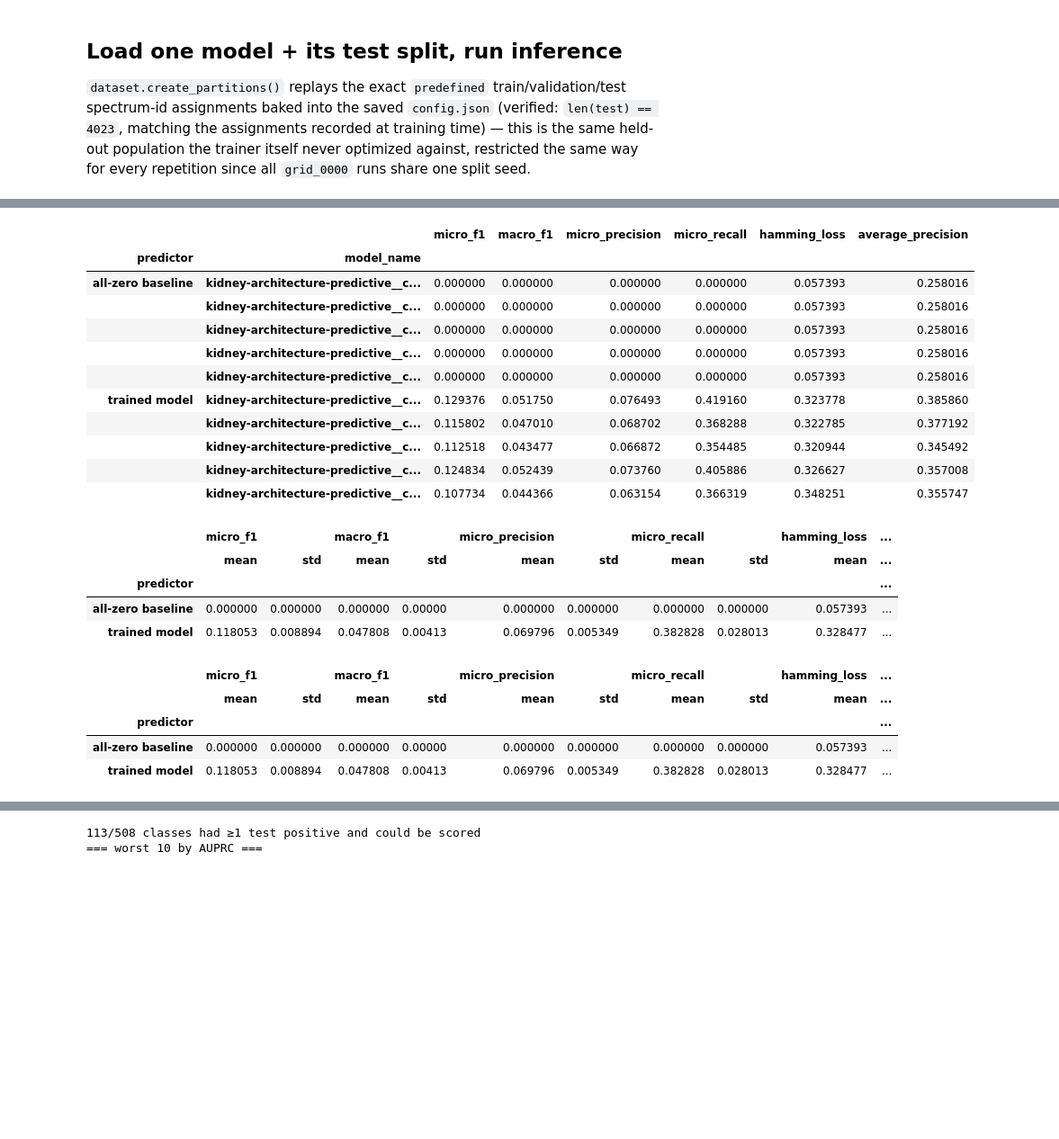
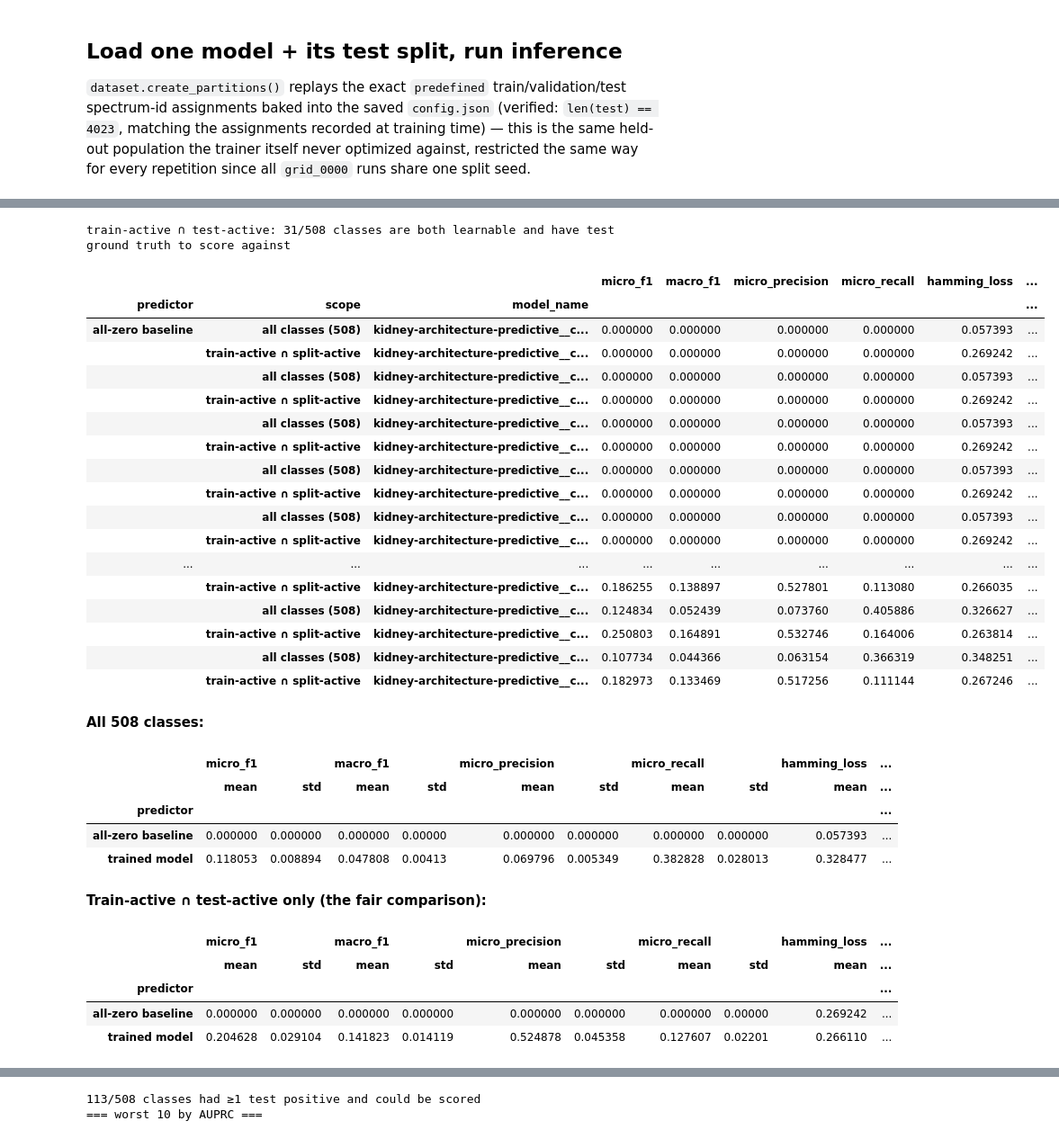
Before and after one commit to maxi7524/MSIAutoEncoderWrapper, a Jupyter notebook: assets/experiments/08_26/23_08_26_architecture_predictive/notebooks/part_2_prediction_metrics_bce.ipynb, the cells around one changed output, grey strips where cells are left out. Shown at 90% size. Drawn from its saved outputs; the diff is of its cells as text; code cells hidden in the pictures; blank space fills up the shorter version.

```diff
--- a/assets/experiments/08_26/23_08_26_architecture_predictive/notebooks/part_2_prediction_metrics_bce.ipynb
+++ b/assets/experiments/08_26/23_08_26_architecture_predictive/notebooks/part_2_prediction_metrics_bce.ipynb
@@ -351,39 +580,58 @@ here, not accuracy-shaped ones.
 # %%
 def zero_baseline_logits(shape: tuple[int, int]) -> np.ndarray:
     return np.full(shape, -30.0, dtype=np.float32)  # sigmoid(-30) ~ 9e-14, avoids exp() overflow warning
 
 
+test_positive_count_per_class = (results[MODEL_NAMES[0]]["targets"] * results[MODEL_NAMES[0]]["mask"]).sum(axis=0)
+test_active_class_mask = test_positive_count_per_class > 0
+test_fair_mask = train_active_class_mask & test_active_class_mask
+print(
+    f"train-active ∩ test-active: {int(test_fair_mask.sum())}/{test_fair_mask.shape[0]} classes are both "
+    "learnable and have test ground truth to score against"
+)
+
 baseline_rows = []
 model_rows = []
 for model_name, result in results.items():
-    baseline_metrics = evaluate_head(
-        zero_baseline_logits(result["logits"].shape), result["targets"], "multi_label", result["mask"], THRESHOLD
-    )
-    model_metrics = evaluate_head(
-        result["logits"], result["targets"], "multi_label", result["mask"], THRESHOLD
-    )
-    baseline_rows.append({"model_name": model_name, **baseline_metrics})
-    model_rows.append({"model_name": model_name, **model_metrics})
+    for scope_name, class_selector in ((ALL_CLASSES_SCOPE, slice(None)), (TRAIN_ACTIVE_SCOPE, test_fair_mask)):
+        scoped_logits = result["logits"][:, class_selector]
+        scoped_targets = result["targets"][:, class_selector]
+        scoped_mask = result["mask"][:, class_selector]
+        baseline_metrics = evaluate_head(
+            zero_baseline_logits(scoped_logits.shape), scoped_targets, "multi_label", scoped_mask, THRESHOLD
+        )
+        model_metrics = evaluate_head(scoped_logits, scoped_targets, "multi_label", scoped_mask, THRESHOLD)
+        baseline_rows.append({"model_name": model_name, "scope": scope_name, **baseline_metrics})
+        model_rows.append({"model_name": model_name, "scope": scope_name, **model_metrics})
 
 comparison = pd.concat(
     [
         pd.DataFrame(baseline_rows).assign(predictor="all-zero baseline"),
         pd.DataFrame(model_rows).assign(predictor="trained model"),
     ],
     ignore_index=True,
-).set_index(["predictor", "model_name"])
+).set_index(["predictor", "scope", "model_name"])
 comparison
 # %% [output]
+train-active ∩ test-active: 31/508 classes are both learnable and have test ground truth to score against
-|  |  | micro_f1 | macro_f1 | micro_precision | micro_recall | hamming_loss | average_precision |
-| predictor | model_name |  |  |  |  |  |  |
-| all-zero baseline | kidney-architecture-predictive__c... | 0.000000 | 0.000000 | 0.000000 | 0.000000 | 0.057393 | 0.258016 |
-|  | kidney-architecture-predictive__c... | 0.000000 | 0.000000 | 0.000000 | 0.000000 | 0.057393 | 0.258016 |
-|  | kidney-architecture-predictive__c... | 0.000000 | 0.000000 | 0.000000 | 0.000000 | 0.057393 | 0.258016 |
-|  | kidney-architecture-predictive__c... | 0.000000 | 0.000000 | 0.000000 | 0.000000 | 0.057393 | 0.258016 |
-|  | kidney-architecture-predictive__c... | 0.000000 | 0.000000 | 0.000000 | 0.000000 | 0.057393 | 0.258016 |
-| trained model | kidney-architecture-predictive__c... | 0.129376 | 0.051750 | 0.076493 | 0.419160 | 0.323778 | 0.385860 |
-|  | kidney-architecture-predictive__c... | 0.115802 | 0.047010 | 0.068702 | 0.368288 | 0.322785 | 0.377192 |
-|  | kidney-architecture-predictive__c... | 0.112518 | 0.043477 | 0.066872 | 0.354485 | 0.320944 | 0.345492 |
-|  | kidney-architecture-predictive__c... | 0.124834 | 0.052439 | 0.073760 | 0.405886 | 0.326627 | 0.357008 |
-|  | kidney-architecture-predictive__c... | 0.107734 | 0.044366 | 0.063154 | 0.366319 | 0.348251 | 0.355747 |
+|  |  |  | micro_f1 | macro_f1 | micro_precision | micro_recall | hamming_loss | ... |
+| predictor | scope | model_name |  |  |  |  |  | ... |
+| all-zero baseline | all classes (508) | kidney-architecture-predictive__c... | 0.000000 | 0.000000 | 0.000000 | 0.000000 | 0.057393 | ... |
+|  | train-active ∩ split-active | kidney-architecture-predictive__c... | 0.000000 | 0.000000 | 0.000000 | 0.000000 | 0.269242 | ... |
+|  | all classes (508) | kidney-architecture-predictive__c... | 0.000000 | 0.000000 | 0.000000 | 0.000000 | 0.057393 | ... |
+|  | train-active ∩ split-active | kidney-architecture-predictive__c... | 0.000000 | 0.000000 | 0.000000 | 0.000000 | 0.269242 | ... |
+|  | all classes (508) | kidney-architecture-predictive__c... | 0.000000 | 0.000000 | 0.000000 | 0.000000 | 0.057393 | ... |
+|  | train-active ∩ split-active | kidney-architecture-predictive__c... | 0.000000 | 0.000000 | 0.000000 | 0.000000 | 0.269242 | ... |
+|  | all classes (508) | kidney-architecture-predictive__c... | 0.000000 | 0.000000 | 0.000000 | 0.000000 | 0.057393 | ... |
+|  | train-active ∩ split-active | kidney-architecture-predictive__c... | 0.000000 | 0.000000 | 0.000000 | 0.000000 | 0.269242 | ... |
+|  | all classes (508) | kidney-architecture-predictive__c... | 0.000000 | 0.000000 | 0.000000 | 0.000000 | 0.057393 | ... |
+|  | train-active ∩ split-active | kidney-architecture-predictive__c... | 0.000000 | 0.000000 | 0.000000 | 0.000000 | 0.269242 | ... |
+| ... | ... | ... | ... | ... | ... | ... | ... | ... |
+|  | train-active ∩ split-active | kidney-architecture-predictive__c... | 0.186255 | 0.138897 | 0.527801 | 0.113080 | 0.266035 | ... |
+|  | all classes (508) | kidney-architecture-predictive__c... | 0.124834 | 0.052439 | 0.073760 | 0.405886 | 0.326627 | ... |
+|  | train-active ∩ split-active | kidney-architecture-predictive__c... | 0.250803 | 0.164891 | 0.532746 | 0.164006 | 0.263814 | ... |
+|  | all classes (508) | kidney-architecture-predictive__c... | 0.107734 | 0.044366 | 0.063154 | 0.366319 | 0.348251 | ... |
+|  | train-active ∩ split-active | kidney-architecture-predictive__c... | 0.182973 | 0.133469 | 0.517256 | 0.111144 | 0.267246 | ... |
+# %% [markdown]
+**All 508 classes:**
 # %%
@@ -396,16 +644,18 @@ comparison.groupby("predictor")[
 | predictor |  |  |  |  |  |  |  |  |  | ... |
 | all-zero baseline | 0.000000 | 0.000000 | 0.000000 | 0.00000 | 0.000000 | 0.000000 | 0.000000 | 0.000000 | 0.057393 | ... |
 | trained model | 0.118053 | 0.008894 | 0.047808 | 0.00413 | 0.069796 | 0.005349 | 0.382828 | 0.028013 | 0.328477 | ... |
+# %% [markdown]
+**Train-active ∩ test-active only (the fair comparison):**
 # %%
-comparison.groupby("predictor")[
-    ["micro_f1", "macro_f1", "micro_precision", "micro_recall", "hamming_loss", "average_precision"]
+comparison.xs(TRAIN_ACTIVE_SCOPE, level="scope").groupby("predictor")[
+    ["micro_f1", "macro_f1", "micro_precision", "micro_recall", "hamming_loss", "hamming_loss_baseline_positive_rate", "average_precision", "roc_auc"]
 ].agg(["mean", "std"])
 # %% [output]
 |  | micro_f1 |  | macro_f1 |  | micro_precision |  | micro_recall |  | hamming_loss | ... |
 |  | mean | std | mean | std | mean | std | mean | std | mean | ... |
 | predictor |  |  |  |  |  |  |  |  |  | ... |
-| all-zero baseline | 0.000000 | 0.000000 | 0.000000 | 0.00000 | 0.000000 | 0.000000 | 0.000000 | 0.000000 | 0.057393 | ... |
-| trained model | 0.118053 | 0.008894 | 0.047808 | 0.00413 | 0.069796 | 0.005349 | 0.382828 | 0.028013 | 0.328477 | ... |
+| all-zero baseline | 0.000000 | 0.000000 | 0.000000 | 0.000000 | 0.000000 | 0.000000 | 0.000000 | 0.00000 | 0.269242 | ... |
+| trained model | 0.204628 | 0.029104 | 0.141823 | 0.014119 | 0.524878 | 0.045358 | 0.127607 | 0.02201 | 0.266110 | ... |
 # %% [markdown]
 ## Per-class detail — worst and best classes by AUPRC (`grid_0000`, rep 0)
 
```
Also changed, not shown: parts of 19 cells of this notebook, 48 other files.
